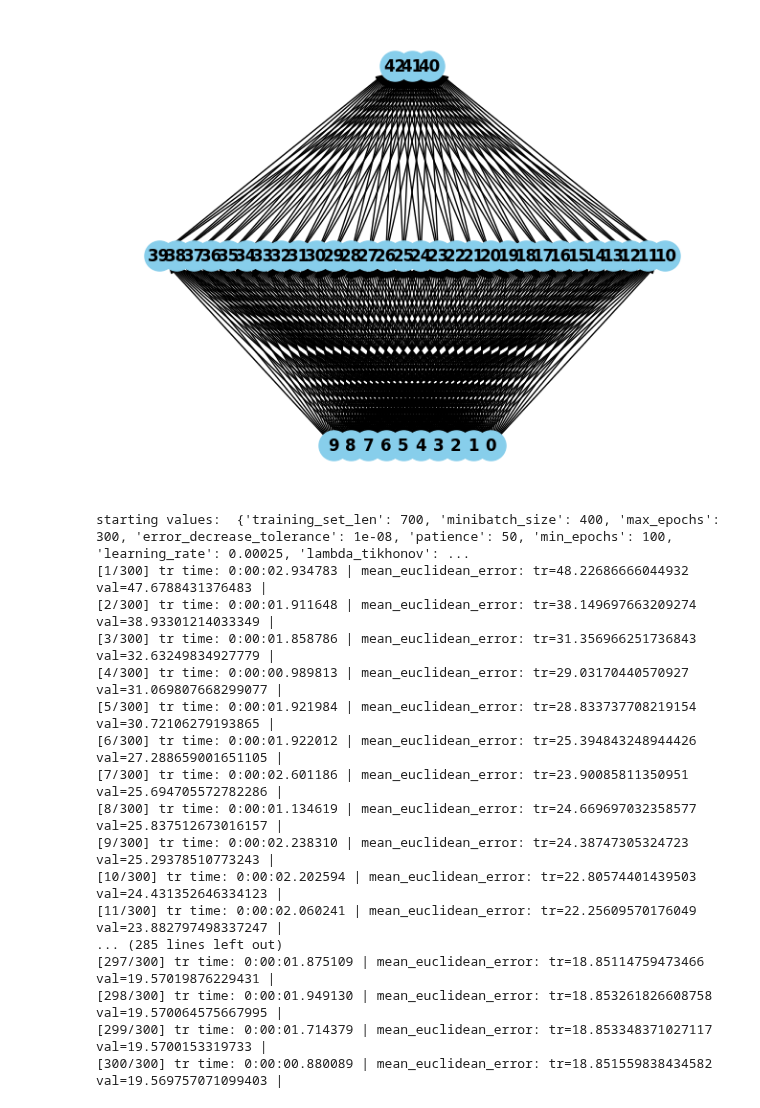
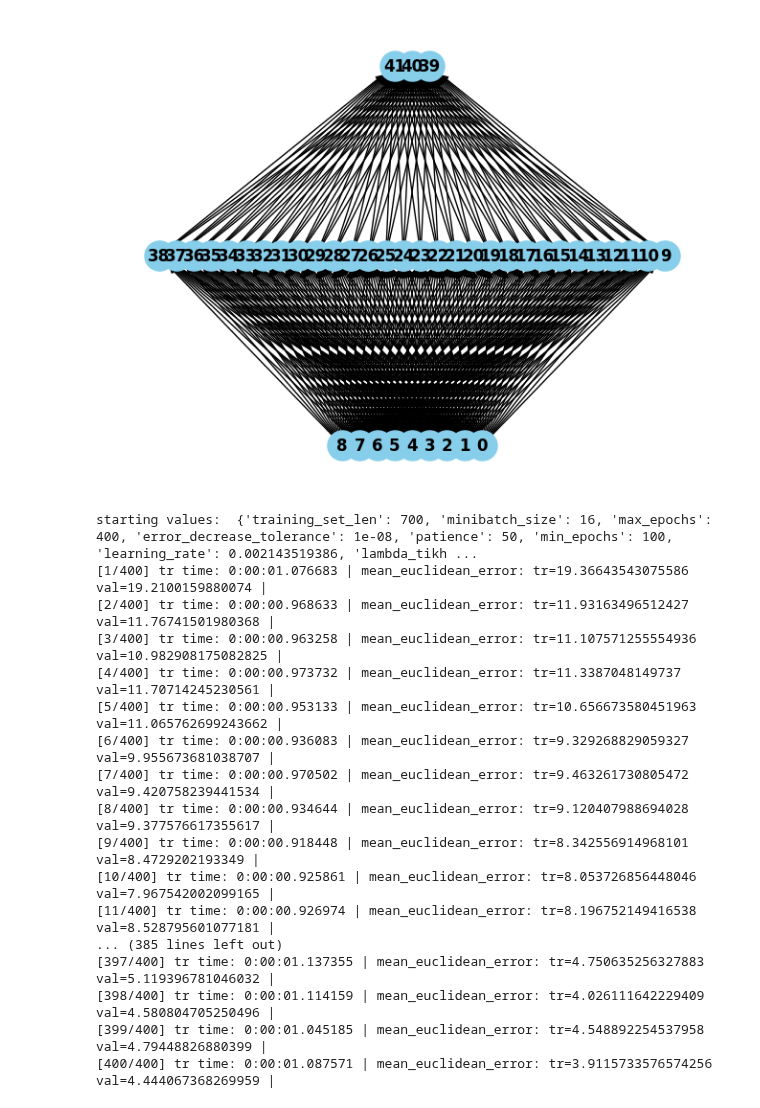
Before and after one commit to JacopoRaffi/ML_Proj_NN, a Jupyter notebook: notebook/validation_test.ipynb, the cells around one changed output. Saved outputs shown, nothing was run; the diff lists cells and outputs as text; code cells hidden in the pictures.

```diff
--- a/notebook/validation_test.ipynb
+++ b/notebook/validation_test.ipynb
@@ -40,22 +40,22 @@ validation_set = data_set[int(training_len):]
 # %%
 TR_OUTPUT = 3
 TR_INPUT = data_set.shape[1] - TR_OUTPUT
 hidden_len = 30
 
 hidden_fun = 'tanh'
 output_fun = 'identity'
 
-topology = create_stratified_topology([TR_INPUT,hidden_len,TR_OUTPUT],
-                                      [[None,[]]]*TR_INPUT + [[hidden_fun, [1]]]*hidden_len + [[output_fun, []]]*TR_OUTPUT)
+topology = create_stratified_topology([TR_INPUT,30,TR_OUTPUT],
+                                      [[None,[]]]*TR_INPUT + [[hidden_fun, [1]]]*30 + [[output_fun, []]]*TR_OUTPUT)
 
 NeuralNetwork.display_topology(topology)
 # %% [output]
-[figure, old version]
+[figure, new version]
 # %%
 NN = NeuralNetwork(topology, -0.7, 0.7, False, RANDOM_STATE)
 # %%
-batch_size = 400
-max_epochs = 300
+batch_size = 16
+max_epochs = 400
 
 metrics = [ErrorFunctions.mean_euclidean_error]
 
@@ -63,39 +63,39 @@ error_decrease_tolerance = 0.00000001
 patience = 50
 min_epochs = 100
 
-lambda_tikhonov = 0.00000001
-alpha_momentum = 0.4
-learning_rate = 0.1/batch_size
+lambda_tikhonov = 0.0001
+alpha_momentum = 0.6
+learning_rate = 0.002143519386
 
 collect_datas = True
 collect_datas_batch = False
 verbose = True
 
 nesterov = False
-tau = 500
-eta_tau = 0.01*learning_rate
+tau = 0
+eta_tau = 0
 
 
 stats = NN.train(training_set, validation_set, batch_size, max_epochs, error_decrease_tolerance, patience, min_epochs,
          learning_rate, tau, eta_tau, lambda_tikhonov, alpha_momentum, nesterov, metrics, collect_datas, collect_datas_batch, verbose)
 # %% [output]
-starting values:  {'training_set_len': 700, 'minibatch_size': 400, 'max_epochs': 300, 'error_decrease_tolerance': 1e-08, 'patience': 50, 'min_epochs': 100, 'learning_rate': 0.00025, 'lambda_tikhonov': ...
-[1/300] tr time: 0:00:02.934783 | mean_euclidean_error: tr=48.22686666044932 val=47.6788431376483 |
-[2/300] tr time: 0:00:01.911648 | mean_euclidean_error: tr=38.149697663209274 val=38.93301214033349 |
-[3/300] tr time: 0:00:01.858786 | mean_euclidean_error: tr=31.356966251736843 val=32.63249834927779 |
-[4/300] tr time: 0:00:00.989813 | mean_euclidean_error: tr=29.03170440570927 val=31.069807668299077 |
-[5/300] tr time: 0:00:01.921984 | mean_euclidean_error: tr=28.833737708219154 val=30.72106279193865 |
-[6/300] tr time: 0:00:01.922012 | mean_euclidean_error: tr=25.394843248944426 val=27.288659001651105 |
-[7/300] tr time: 0:00:02.601186 | mean_euclidean_error: tr=23.90085811350951 val=25.694705572782286 |
-[8/300] tr time: 0:00:01.134619 | mean_euclidean_error: tr=24.669697032358577 val=25.837512673016157 |
-[9/300] tr time: 0:00:02.238310 | mean_euclidean_error: tr=24.38747305324723 val=25.29378510773243 |
-[10/300] tr time: 0:00:02.202594 | mean_euclidean_error: tr=22.80574401439503 val=24.431352646334123 |
-[11/300] tr time: 0:00:02.060241 | mean_euclidean_error: tr=22.25609570176049 val=23.882797498337247 |
-... (285 lines left out)
-[297/300] tr time: 0:00:01.875109 | mean_euclidean_error: tr=18.85114759473466 val=19.57019876229431 |
-[298/300] tr time: 0:00:01.949130 | mean_euclidean_error: tr=18.853261826608758 val=19.570064575667995 |
-[299/300] tr time: 0:00:01.714379 | mean_euclidean_error: tr=18.853348371027117 val=19.5700153319733 |
-[300/300] tr time: 0:00:00.880089 | mean_euclidean_error: tr=18.851559838434582 val=19.569757071099403 |
+starting values:  {'training_set_len': 700, 'minibatch_size': 16, 'max_epochs': 400, 'error_decrease_tolerance': 1e-08, 'patience': 50, 'min_epochs': 100, 'learning_rate': 0.002143519386, 'lambda_tikh ...
+[1/400] tr time: 0:00:01.076683 | mean_euclidean_error: tr=19.36643543075586 val=19.2100159880074 |
+[2/400] tr time: 0:00:00.968633 | mean_euclidean_error: tr=11.93163496512427 val=11.76741501980368 |
+[3/400] tr time: 0:00:00.963258 | mean_euclidean_error: tr=11.107571255554936 val=10.982908175082825 |
+[4/400] tr time: 0:00:00.973732 | mean_euclidean_error: tr=11.3387048149737 val=11.70714245230561 |
+[5/400] tr time: 0:00:00.953133 | mean_euclidean_error: tr=10.656673580451963 val=11.065762699243662 |
+[6/400] tr time: 0:00:00.936083 | mean_euclidean_error: tr=9.329268829059327 val=9.955673681038707 |
+[7/400] tr time: 0:00:00.970502 | mean_euclidean_error: tr=9.463261730805472 val=9.420758239441534 |
+[8/400] tr time: 0:00:00.934644 | mean_euclidean_error: tr=9.120407988694028 val=9.377576617355617 |
+[9/400] tr time: 0:00:00.918448 | mean_euclidean_error: tr=8.342556914968101 val=8.4729202193349 |
+[10/400] tr time: 0:00:00.925861 | mean_euclidean_error: tr=8.053726856448046 val=7.967542002099165 |
+[11/400] tr time: 0:00:00.926974 | mean_euclidean_error: tr=8.196752149416538 val=8.528795601077181 |
+... (385 lines left out)
+[397/400] tr time: 0:00:01.137355 | mean_euclidean_error: tr=4.750635256327883 val=5.119396781046032 |
+[398/400] tr time: 0:00:01.114159 | mean_euclidean_error: tr=4.026111642229409 val=4.580804705250496 |
+[399/400] tr time: 0:00:01.045185 | mean_euclidean_error: tr=4.548892254537958 val=4.79448826880399 |
+[400/400] tr time: 0:00:01.087571 | mean_euclidean_error: tr=3.9115733576574256 val=4.444067368269959 |
 # %%
 if len(metrics) > 1:
     fig, ax = plt.subplots(1, len(metrics), figsize=(10, 5))
```
Also changed, not shown: parts of 1 cell of this notebook.
